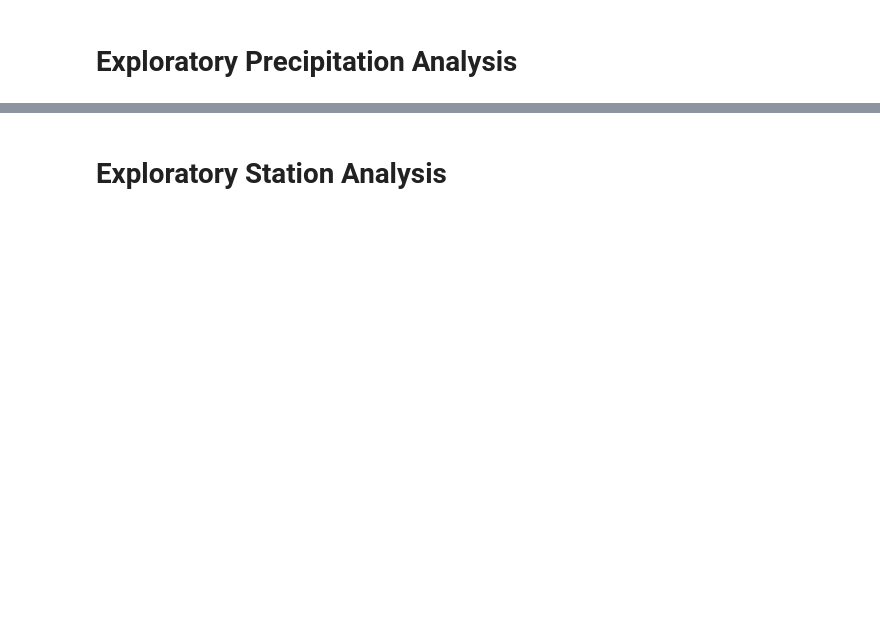
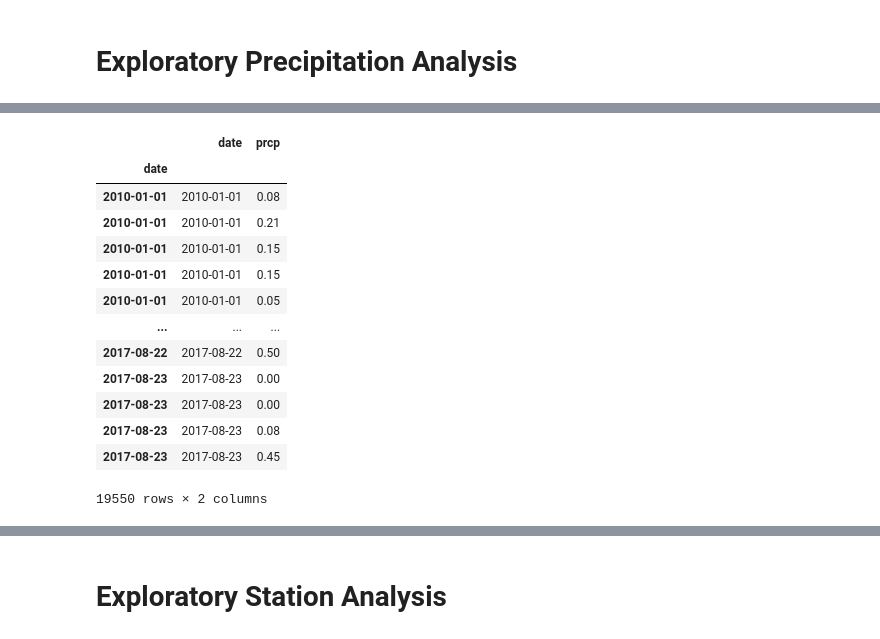
Before and after one commit to Marlyng26/Temperature-Analysis, a Jupyter notebook: climate_starter.ipynb, the cells around one changed output, grey strips where cells are left out. Drawn from its saved outputs; the diff is of its cells as text; code cells hidden in the pictures; blank space fills up the shorter version.

```diff
--- a/climate_starter.ipynb
+++ b/climate_starter.ipynb
@@ -23,6 +21,7 @@ Engine(sqlite:///hawaii.sqlite)
 # %%
 # reflect an existing database into a new model
-
+Base = automap_base()
 # reflect the tables
+Base.prepare(engine, reflect=True)
 # %%
 # View all of the classes that automap found
@@ -55,0 +106,19 @@ Engine(sqlite:///hawaii.sqlite)
+# %%
+# Sort the dataframe by date
+sorted_df = prcp_df.sort_index()
+sorted_df
+# %% [output]
+|  | date | prcp |
+| date |  |  |
+| 2010-01-01 | 2010-01-01 | 0.08 |
+| 2010-01-01 | 2010-01-01 | 0.21 |
+| 2010-01-01 | 2010-01-01 | 0.15 |
+| 2010-01-01 | 2010-01-01 | 0.15 |
+| 2010-01-01 | 2010-01-01 | 0.05 |
+| ... | ... | ... |
+| 2017-08-22 | 2017-08-22 | 0.50 |
+| 2017-08-23 | 2017-08-23 | 0.00 |
+| 2017-08-23 | 2017-08-23 | 0.00 |
+| 2017-08-23 | 2017-08-23 | 0.08 |
+| 2017-08-23 | 2017-08-23 | 0.45 |
+19550 rows × 2 columns
```
Also changed, not shown: parts of 20 cells of this notebook, 1 other file.
